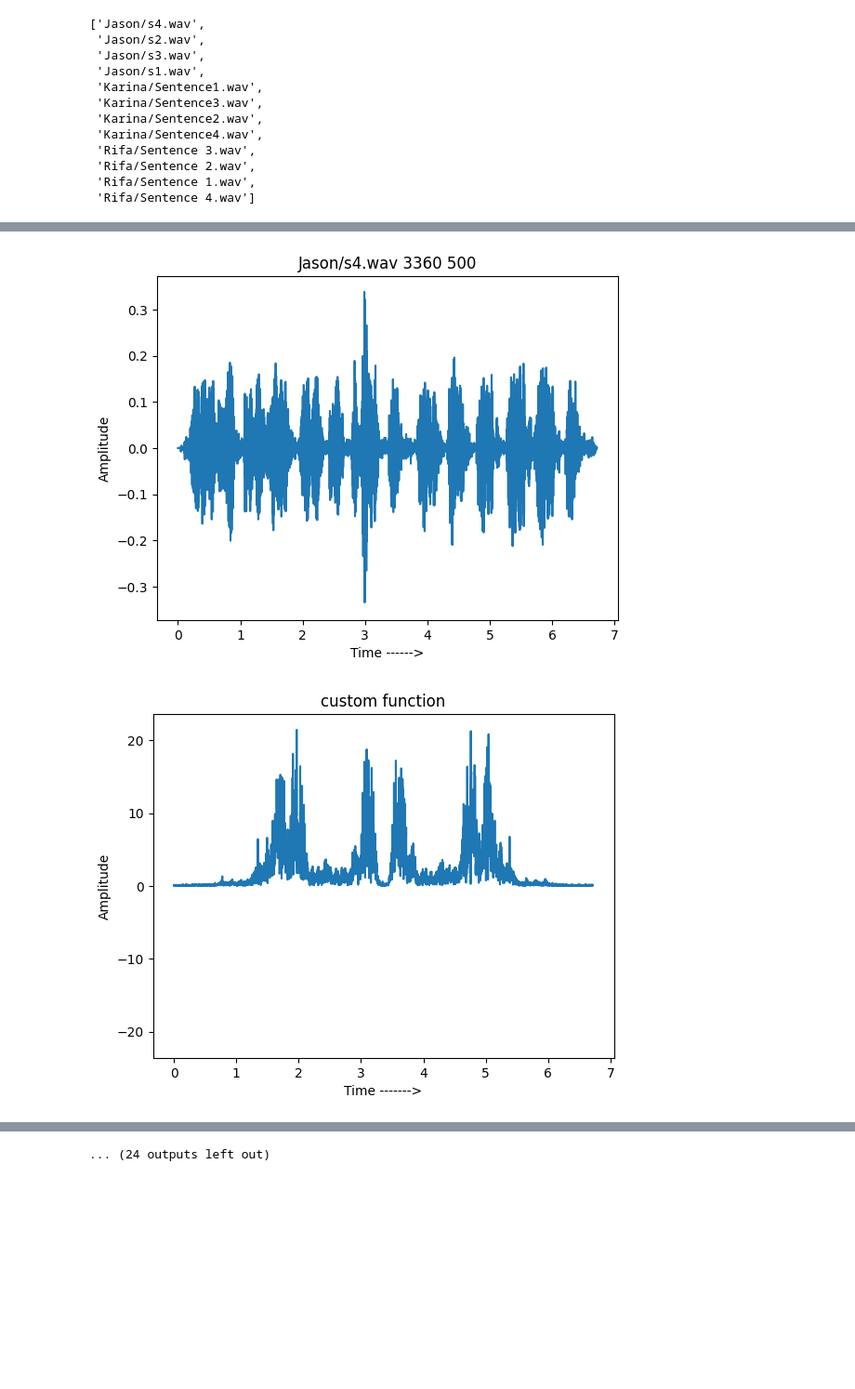
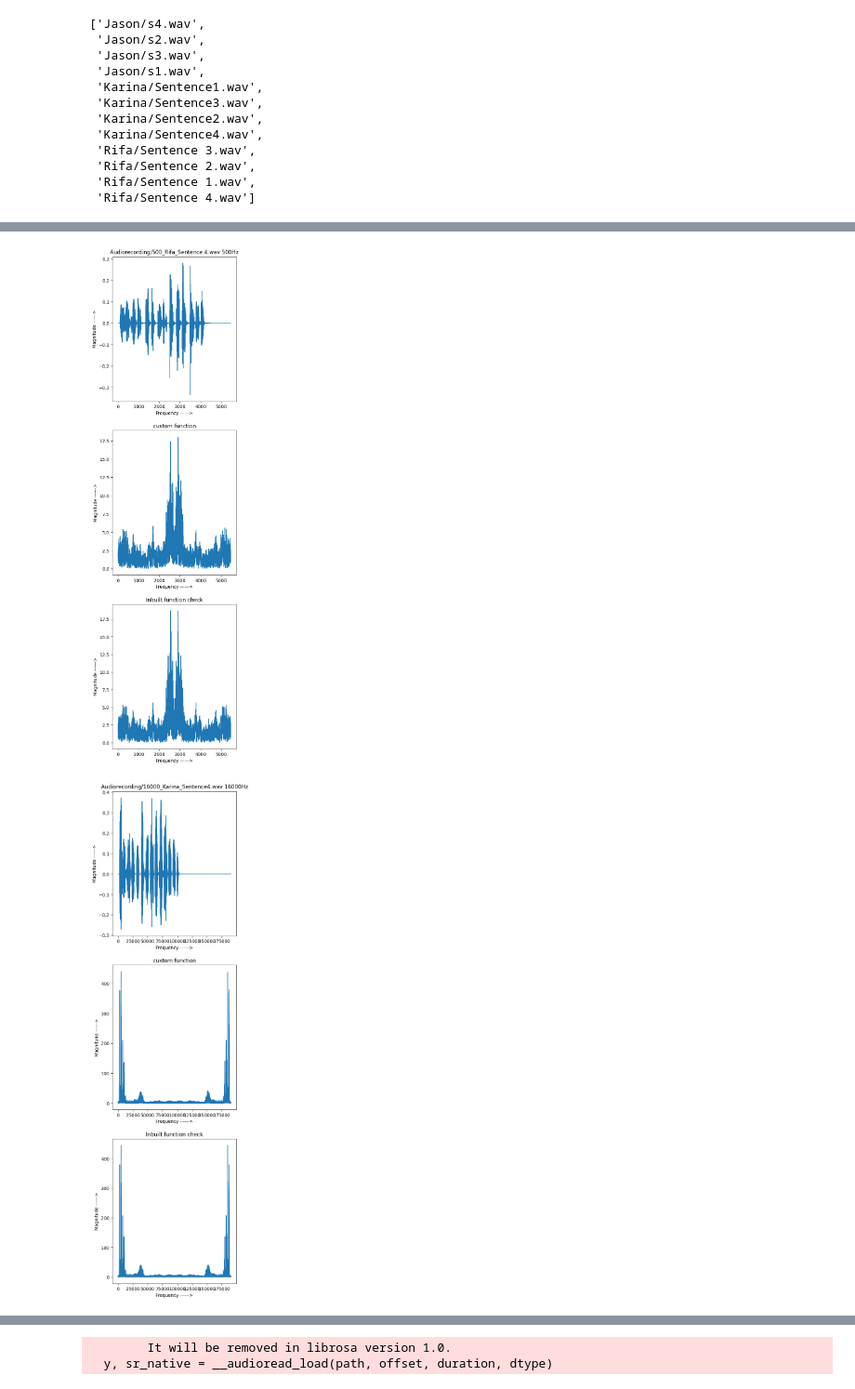
Before and after one commit to jason-dan-iel/SNS_Programming_Assignment, a Jupyter notebook: main.ipynb, the cells around one changed output, grey strips where cells are left out. Shown at 93% size. Saved outputs shown, nothing was run; the diff lists cells and outputs as text; code cells hidden in the pictures; blank space fills up the shorter version.

```diff
--- a/main.ipynb
+++ b/main.ipynb
@@ -85,4 +87,4 @@ for i in file_path:
     for f in freq :
         nsample = int( dur * f)
         a_freq = np.interp(np.linspace(0, len(audio), nsample, endpoint = False), np.arange(len(audio)), audio)
-        wavfile.write("Audiorecording/" + str(f) + "_" + i.split("/")[0] + i.split("/")[1], f, a_freq.astype(np.int16))
+        wavfile.write("Audiorecording/" + str(f) + "_" + i.split("/")[0] + "_" + i.split("/")[1], f, a_freq.astype(np.int16))
@@ -91,42 +118,49 @@ def dft(x):
     N = len(x)
     if N <= 1:
         return x
-    if N % 2 != 0:
-        x = np.append(x, np.zeros(1))
-        N += 1
-    even = dft(x[::2])
-    odd = dft(x[1::2])
-    T = [np.exp(-2j * np.pi * k / N) * odd[k] for k in range(N // 2)]
-    f = [even[k] + T[k] for k in range(N // 2)] + [even[k] - T[k] for k in range(N // 2)]
-    return f
+    if N%2 !=0:
+        x = np.append(x,np.zeros(1))
+        N+=1
+
+    even = dft(x[0::2])
+    odd =  dft(x[1::2])
+    T= [exp(-2j*pi*k/N)*odd[k] for k in range(N//2)]
+    return [even[k] + T[k] for k in range(N//2)] + \
+           [even[k] - T[k] for k in range(N//2)]
 # %%
 for i in file_path:
-    samples, sampling_rate = librosa.load(i,sr=500,mono=True, offset = 0.0, duration = None)
+    samples, sampling_rate = librosa.load(i,sr=None,mono=True, offset = 0.0, duration = None)
     duration = len(samples)/sampling_rate
     # print(duration)
-    plt.title(i + " " + str(len(samples)) + " " + str(sampling_rate))
-    librosa.display.waveshow(y = samples, sr = sampling_rate)
-    plt.xlabel("Time ------>")
-    plt.ylabel("Amplitude")
-    plt.show()
+    plt.figure(figsize = (5,20))
+    plt.subplot(3,1,1)
+
+    plt.title(i + " " + str(sampling_rate) + "Hz")
+    # librosa.display.waveshow(y = samples, sr = sampling_rate)
+    plt.plot(samples)
+    plt.xlabel("Frequency ------>")
+    plt.ylabel("Magnitude ------>")
+    # plt.show()
+
+    plt.subplot(3,1,2)
+    x = np.abs(dft(samples))
+    # librosa.display.waveshow(y=x, sr = sampling_rate)
+    plt.plot(x)
+    plt.title("custom function")
+    plt.xlabel("Frequency ------>")
+    plt.ylabel("Magnitude ------>")
+    # plt.show()
+
+    plt.subplot(3,1,3)
+    z = abs(fft.fft(samples))
+    plt.title("Inbuilt function check")
+    # librosa.display.waveshow(y = z, sr = sampling_rate)
+    plt.plot(z)
+    plt.xlabel("Frequency ------>")
+    plt.ylabel("Magnitude ------>")
 
 
-    x = np.abs(dft(samples))
-    librosa.display.waveshow(y=x, sr = sampling_rate)
-    plt.title("custom function")
-    plt.xlabel("Time ------->")
-    plt.ylabel("Amplitude")
     plt.show()
-
-
-    z = abs(fft.fft(samples))
-    plt.title("Inbuilt function check")
-    librosa.display.waveshow(y = z, sr = sampling_rate)
-    plt.xlabel("Time ------->")
-    plt.ylabel("Amplitude")
-    plt.show()
-
-    wavfile.write("abc.wav", 500, x.astype(np.int16))
 # %% [output]
-[figure, old version]
+[figure, new version]
-[figure, old version]
+[figure, new version]
@@ -143 +172,2 @@ for i in file_path:
-... (24 outputs left out)
+        It will be removed in librosa version 1.0.
+  y, sr_native = __audioread_load(path, offset, duration, dtype)
```
Also changed, not shown: parts of 6 cells of this notebook, 3 other files.
